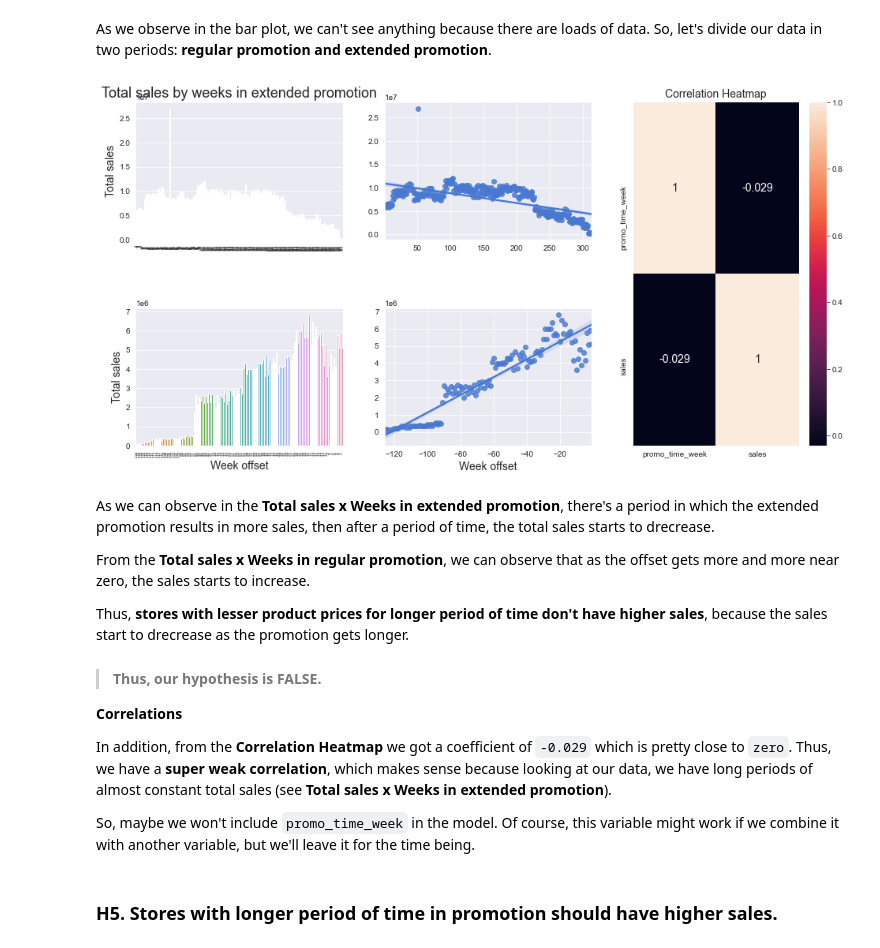
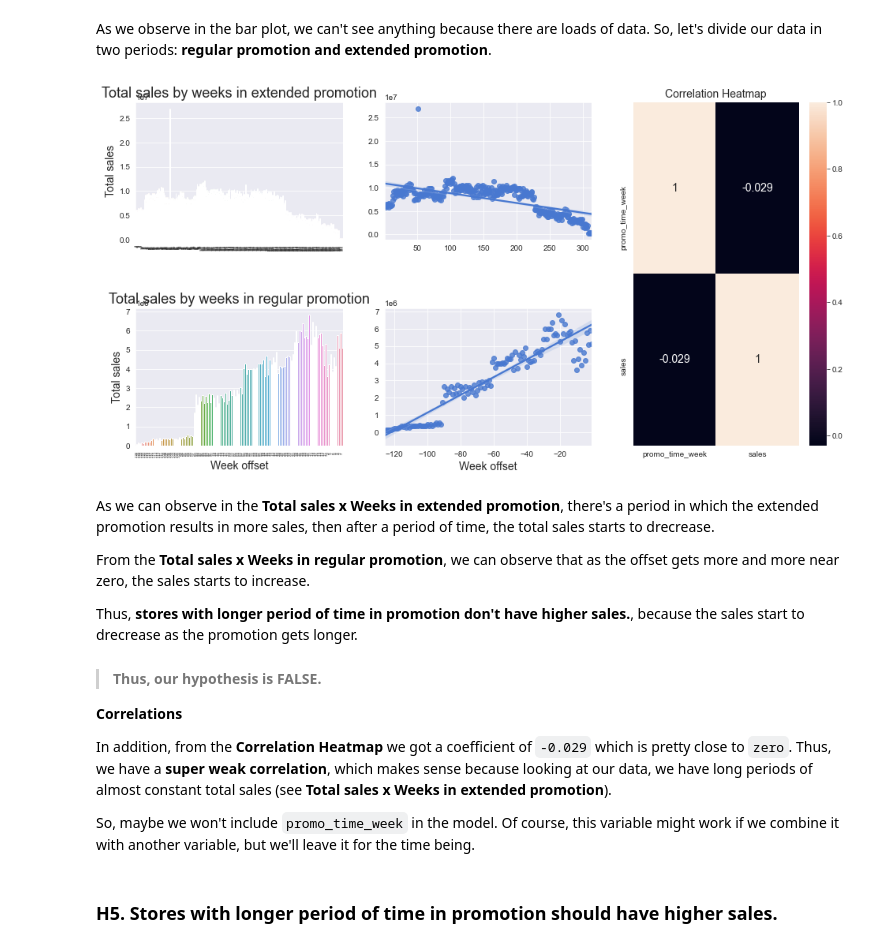
Before and after one commit to brunokatekawa/Curso_DS_Prod, a Jupyter notebook: m04_v01_store_sales_prediction.ipynb, the cells around one changed output. Saved outputs shown, nothing was run; the diff lists cells and outputs as text; code cells hidden in the pictures.

```diff
--- a/m04_v01_store_sales_prediction.ipynb
+++ b/m04_v01_store_sales_prediction.ipynb
@@ -1497,41 +1526,41 @@ df_total_sales_regular_promo = df_total_sales_by_promo_week[df_total_sales_by_pr
 
 # plots a barplot
 plt.subplot(grid[1, 0])
 ax3 = sns.barplot(x='promo_time_week', y='sales', data=df_total_sales_regular_promo);
 
 # sets the title and axis labels
-set_plots_features(ax3, " ", "Week offset", "Total sales")
+set_plots_features(ax3, "Total sales by weeks in regular promotion", "Week offset", "Total sales")
 
 # rotates the xticks
 plt.xticks(rotation=90, fontsize=4)
 
 
 # plots a regplot
 plt.subplot(grid[1, 1])
 ax4 = sns.regplot(x='promo_time_week', y='sales', data=df_total_sales_regular_promo);
 
 # sets the title and axis labels
 set_plots_features(ax4, " ", "Week offset", " ")
 
 
 # plots correlation heatmap
 plt.subplot(grid[:,2])
 ax5 = sns.heatmap(df_total_sales_by_promo_week.corr(method='pearson'), annot=True, annot_kws={"fontsize":14})
 
 # sets the title
 ax5.set_title("Correlation Heatmap", fontsize=14)
 
 
 # displays the plot
 plt.show()
 # %% [output]
-[figure, old version]
+[figure, new version]
 # %% [markdown]
 As we can observe in the **Total sales x Weeks in extended promotion**, there's a period in which the extended promotion results in more sales, then after a period of time, the total sales starts to drecrease.
 
 From the **Total sales x Weeks in regular promotion**, we can observe that as the offset gets more and more near zero, the sales starts to increase.
 
-Thus, **stores with lesser product prices for longer period of time don't have higher sales**, because the sales start to drecrease as the promotion gets longer.
+Thus, **stores with longer period of time in promotion don't have higher sales.**, because the sales start to drecrease as the promotion gets longer.
 
 > #### Thus, our hypothesis is **FALSE**.
 
```
Also changed, not shown: parts of 23 cells of this notebook.
